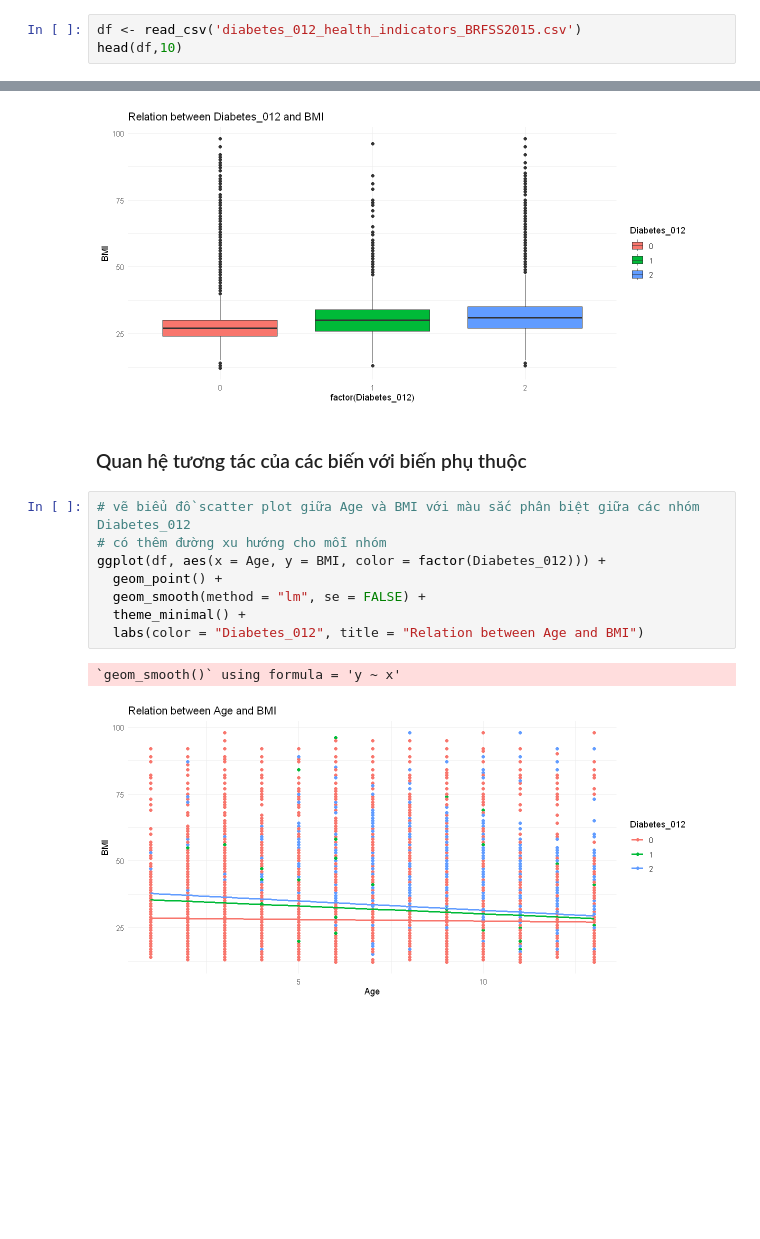
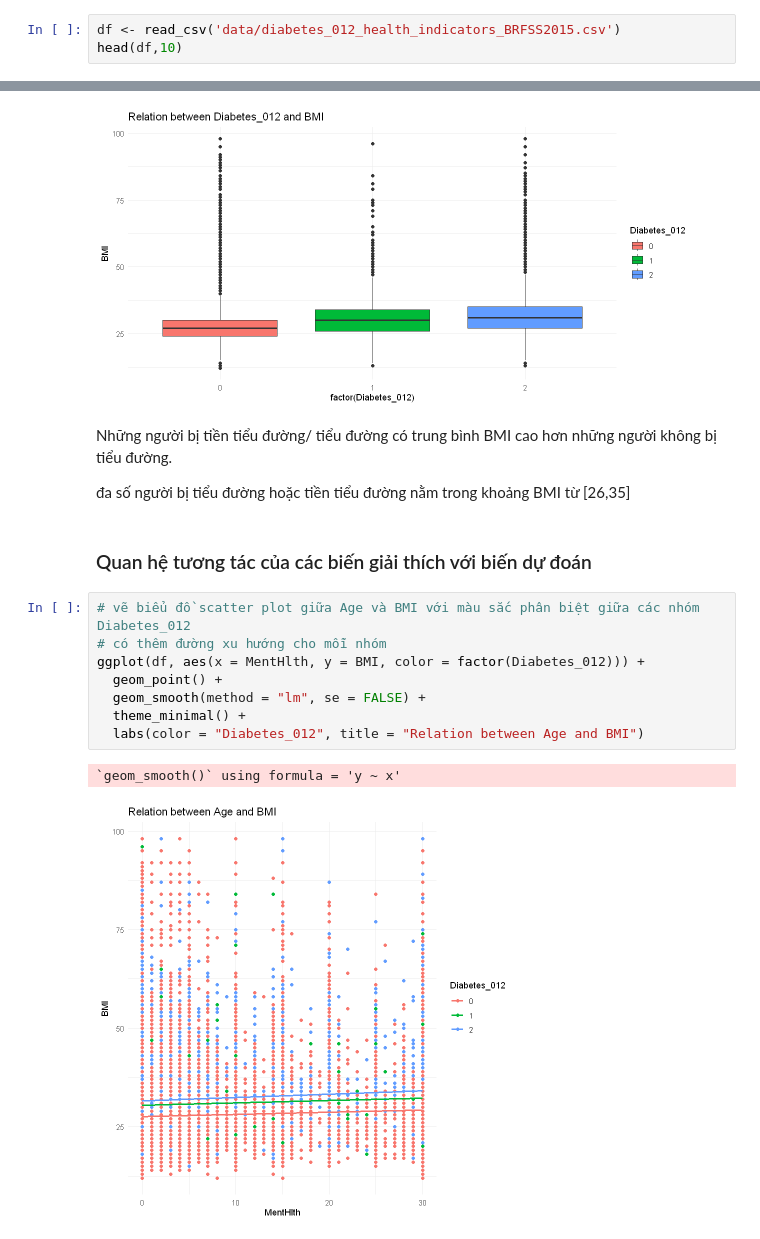
Before and after one commit to NgokNgo/Diabetes-Prediction, a Jupyter notebook: Rcode/EDA_r.ipynb, the cells around one changed output, grey strips where cells are left out. Drawn from its saved outputs; the diff is of its cells as text; blank space fills up the shorter version.

```diff
--- a/Rcode/EDA_r.ipynb
+++ b/Rcode/EDA_r.ipynb
@@ -6,7 +6,7 @@ library(tidyr)
 library(reshape2)
 library(corrplot)
 # %%
-df <- read_csv('diabetes_012_health_indicators_BRFSS2015.csv')
+df <- read_csv('data/diabetes_012_health_indicators_BRFSS2015.csv')
 head(df,10)
 # %% [output]
 Rows: 253680 Columns: 22
@@ -481,17 +520,21 @@ ggplot(df, aes(x = factor(Diabetes_012), y = BMI, fill = factor(Diabetes_012)))
   labs(fill = "Diabetes_012", title = "Relation between Diabetes_012 and BMI")
 # %% [output]
 [figure]
+# %% [markdown]
+Những người bị tiền tiểu đường/ tiểu đường có trung bình BMI cao hơn những người không bị tiểu đường.
+
+đa số người bị tiểu đường hoặc tiền tiểu đường nằm trong khoảng BMI từ [26,35]
 # %% [markdown]
-### Quan hệ tương tác của các biến với biến phụ thuộc
+### Quan hệ tương tác của các biến giải thích với biến dự đoán
 # %%
 # vẽ biểu đồ scatter plot giữa Age và BMI với màu sắc phân biệt giữa các nhóm Diabetes_012
 # có thêm đường xu hướng cho mỗi nhóm
-ggplot(df, aes(x = Age, y = BMI, color = factor(Diabetes_012))) +
+ggplot(df, aes(x = MentHlth, y = BMI, color = factor(Diabetes_012))) +
   geom_point() +
   geom_smooth(method = "lm", se = FALSE) +
   theme_minimal() +
   labs(color = "Diabetes_012", title = "Relation between Age and BMI")
 # %% [output]
 `geom_smooth()` using formula = 'y ~ x'
-[figure, old version]
+[figure, new version]
 # %% [markdown]
```
Also changed, not shown: parts of 37 cells of this notebook, 6 other files.
